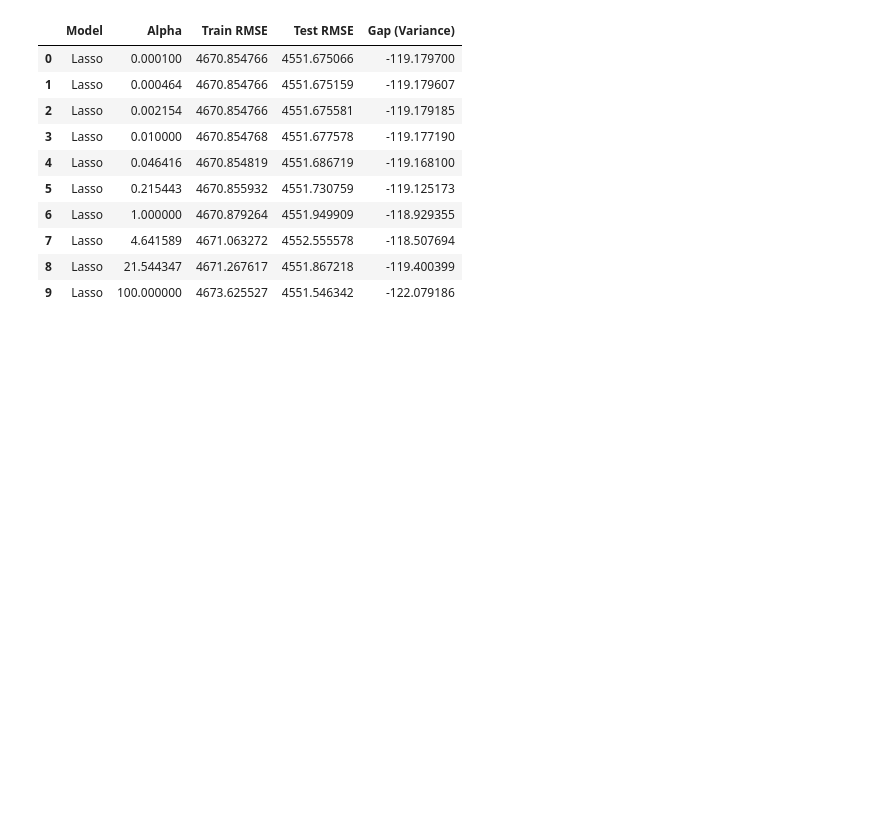
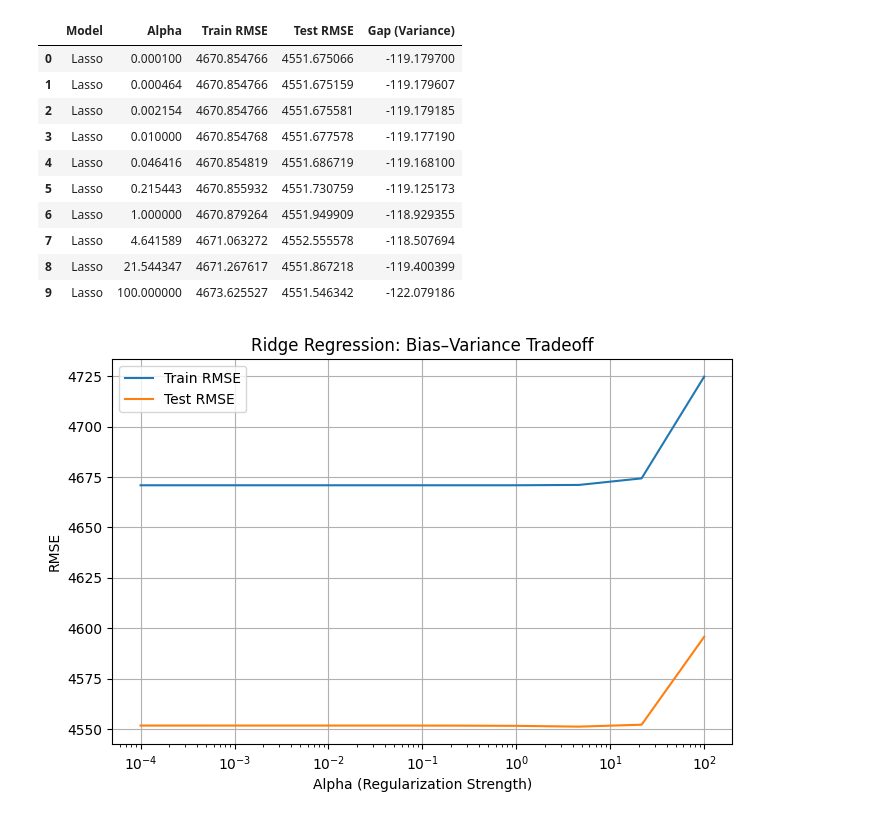
Before and after one commit to Richard-Sarfo/Flight_Price_Prediction, a Jupyter notebook: notebook.ipynb, the cells around one changed output. Cells and saved outputs as stored; diff of their text form; code cells hidden in the pictures; blank space fills up the shorter version.

```diff
--- a/notebook.ipynb
+++ b/notebook.ipynb
@@ -347,3 +347,10 @@ lasso_effect
 | 7 | Lasso | 4.641589 | 4671.063272 | 4552.555578 | -118.507694 |
 | 8 | Lasso | 21.544347 | 4671.267617 | 4551.867218 | -119.400399 |
 | 9 | Lasso | 100.000000 | 4673.625527 | 4551.546342 | -122.079186 |
+# %%
+plot_regularization_effect(
+    ridge_effect,
+    model_name="Ridge Regression"
+)
+# %% [output]
+[figure, added]
```
Also changed, not shown: parts of 10 cells of this notebook, 1 other file.
